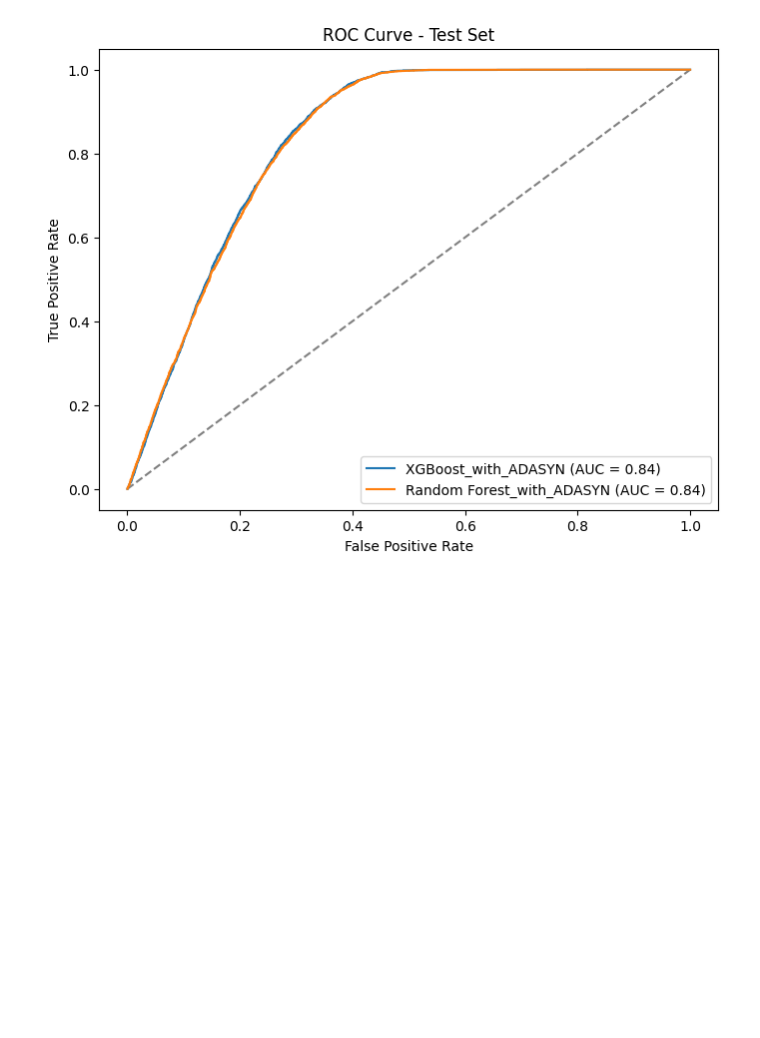
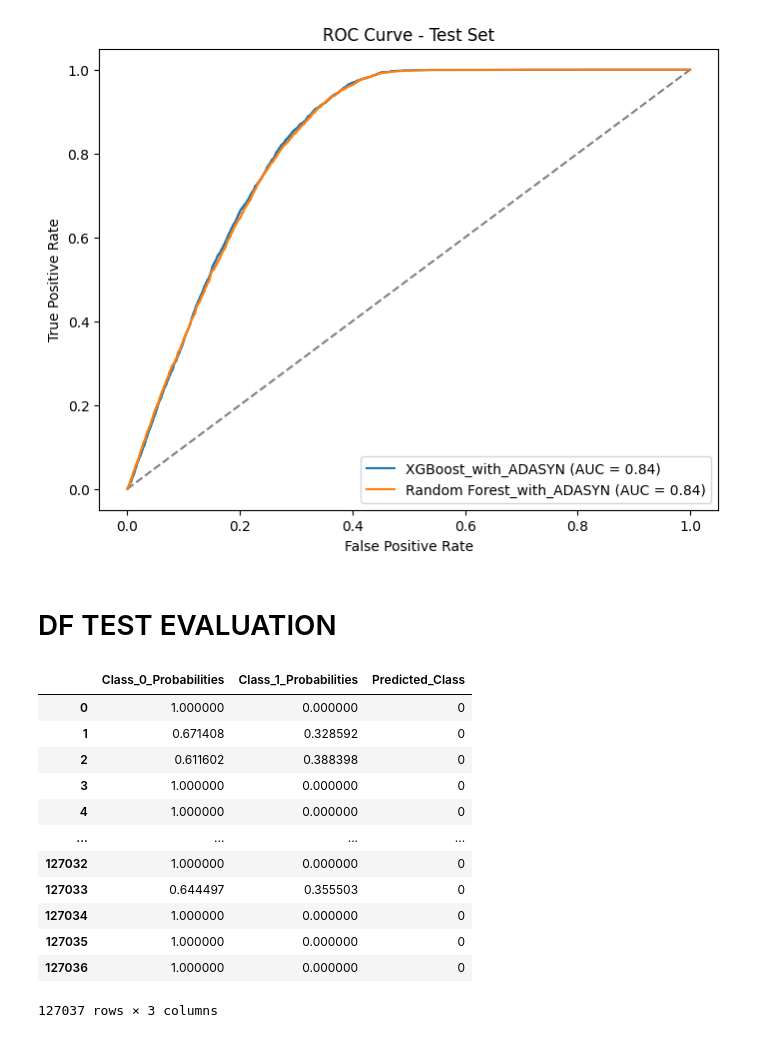
Before and after one commit to Silvano315/Health-Insurance-Prediction, a Jupyter notebook: ML_models.ipynb, the cells around one changed output. Saved outputs shown, nothing was run; the diff lists cells and outputs as text; code cells hidden in the pictures; blank space fills up the shorter version.

```diff
--- a/ML_models.ipynb
+++ b/ML_models.ipynb
@@ -284,3 +283,37 @@ plot_roc_curves(results_ADASYN_test, set_type='test')
 # %% [output]
 [figure]
 [figure]
+# %% [markdown]
+# DF TEST EVALUATION
+# %%
+# Evaluate Random Forest on df_test
+
+rf_model = best_models['Random Forest']
+
+probabilities = rf_model.predict_proba(df_test)
+
+mean_class_0_probs = probabilities[:, 0].mean()
+mean_class_1_probs = probabilities[:, 1].mean()
+
+probabilities_df = pd.DataFrame({
+    'Class_0_Probabilities': probabilities[:, 0],
+    'Class_1_Probabilities': probabilities[:, 1]
+}, index=df_test.index)
+
+probabilities_df['Predicted_Class'] = (probabilities_df['Class_1_Probabilities'] >= 0.5).astype(int)
+
+probabilities_df
+# %% [output]
+|  | Class_0_Probabilities | Class_1_Probabilities | Predicted_Class |
+| 0 | 1.000000 | 0.000000 | 0 |
+| 1 | 0.671408 | 0.328592 | 0 |
+| 2 | 0.611602 | 0.388398 | 0 |
+| 3 | 1.000000 | 0.000000 | 0 |
+| 4 | 1.000000 | 0.000000 | 0 |
+| ... | ... | ... | ... |
+| 127032 | 1.000000 | 0.000000 | 0 |
+| 127033 | 0.644497 | 0.355503 | 0 |
+| 127034 | 1.000000 | 0.000000 | 0 |
+| 127035 | 1.000000 | 0.000000 | 0 |
+| 127036 | 1.000000 | 0.000000 | 0 |
+127037 rows × 3 columns
```
Also changed, not shown: parts of 2 cells of this notebook, 1 other file.
